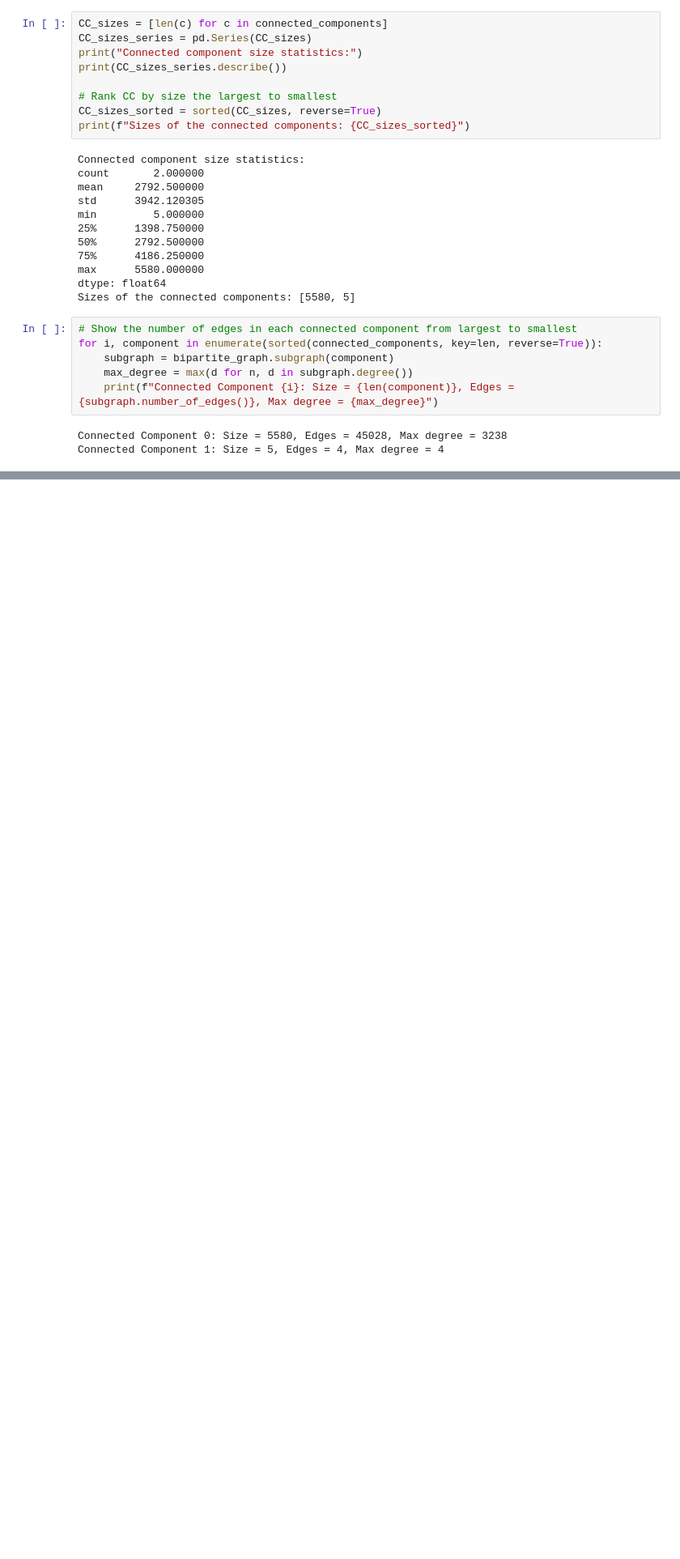
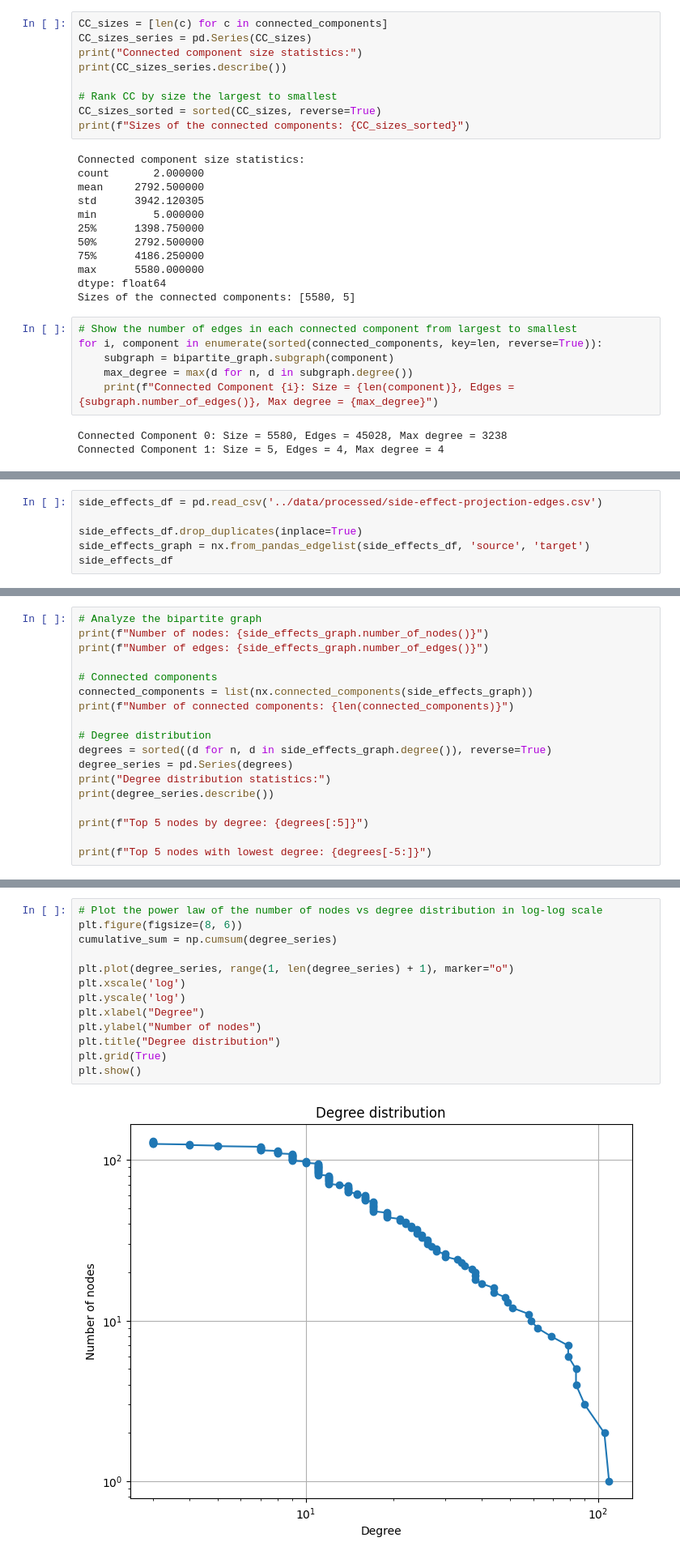
Before and after one commit to MylenaRoberta/medications-and-side-effects-networks, a Jupyter notebook: notebooks/03_initial-network-analysis.ipynb, the cells around one changed output, grey strips where cells are left out. Shown at 81% size. Drawn from its saved outputs; the diff is of its cells as text; blank space fills up the shorter version.

```diff
--- a/notebooks/03_initial-network-analysis.ipynb
+++ b/notebooks/03_initial-network-analysis.ipynb
@@ -88,0 +204,6 @@ plt.show()
+# %%
+side_effects_df = pd.read_csv('../data/processed/side-effect-projection-edges.csv')
+
+side_effects_df.drop_duplicates(inplace=True)
+side_effects_graph = nx.from_pandas_edgelist(side_effects_df, 'source', 'target')
+side_effects_df
@@ -88,0 +226,18 @@ plt.show()
+# %%
+# Analyze the bipartite graph
+print(f"Number of nodes: {side_effects_graph.number_of_nodes()}")
+print(f"Number of edges: {side_effects_graph.number_of_edges()}")
+
+# Connected components
+connected_components = list(nx.connected_components(side_effects_graph))
+print(f"Number of connected components: {len(connected_components)}")
+
+# Degree distribution
+degrees = sorted((d for n, d in side_effects_graph.degree()), reverse=True)
+degree_series = pd.Series(degrees)
+print("Degree distribution statistics:")
+print(degree_series.describe())
+
+print(f"Top 5 nodes by degree: {degrees[:5]}")
+
+print(f"Top 5 nodes with lowest degree: {degrees[-5:]}")
@@ -88,0 +260,15 @@ plt.show()
+# %%
+# Plot the power law of the number of nodes vs degree distribution in log-log scale
+plt.figure(figsize=(8, 6))
+cumulative_sum = np.cumsum(degree_series)
+
+plt.plot(degree_series, range(1, len(degree_series) + 1), marker="o")
+plt.xscale('log')
+plt.yscale('log')
+plt.xlabel("Degree")
+plt.ylabel("Number of nodes")
+plt.title("Degree distribution")
+plt.grid(True)
+plt.show()
+# %% [output]
+[figure, added]
```
Also changed, not shown: parts of 34 cells of this notebook, 1 other file.
